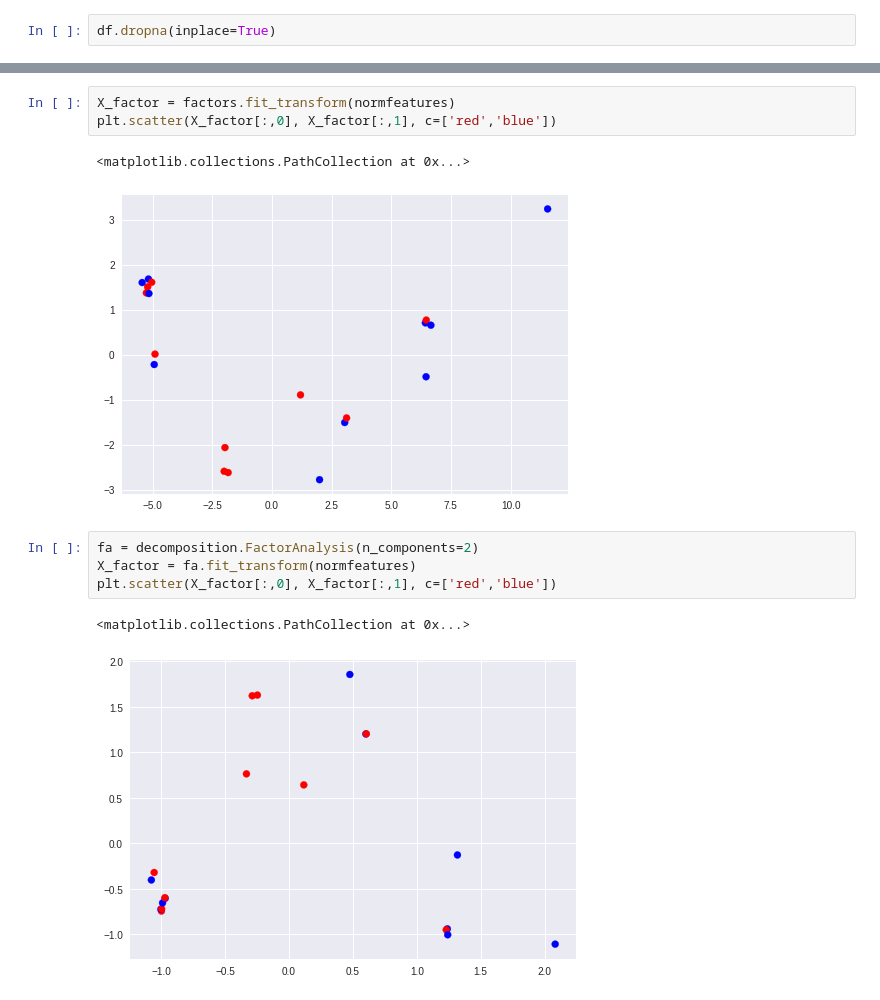
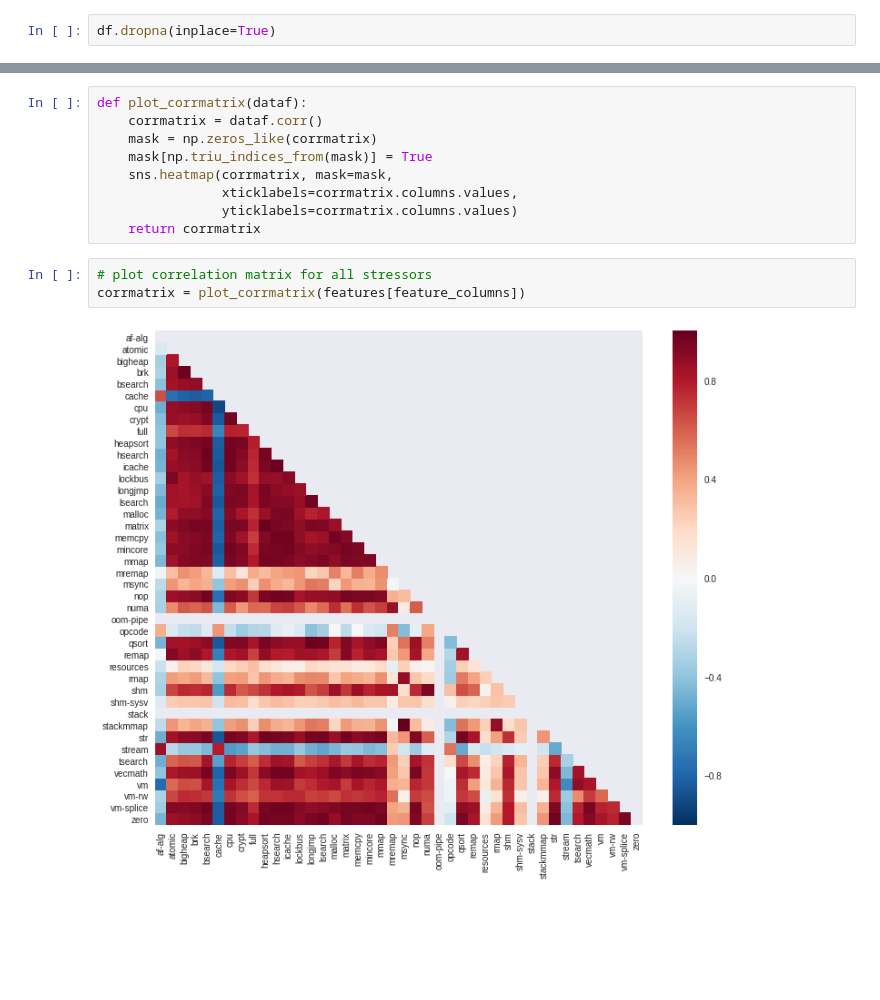
Before and after one commit to ivotron/quiho-popper, a Jupyter notebook: experiments/single-node/results/visualize.ipynb, the cells around one changed output, grey strips where cells are left out. Saved outputs shown, nothing was run; the diff lists cells and outputs as text; blank space fills up the shorter version.

```diff
--- a/experiments/single-node/results/visualize.ipynb
+++ b/experiments/single-node/results/visualize.ipynb
@@ -224,13 +154,14 @@ screeplot(factors, normfeatures)
-# %%
-X_factor = factors.fit_transform(normfeatures)
-plt.scatter(X_factor[:,0], X_factor[:,1], c=['red','blue'])
-# %% [output]
-<matplotlib.collections.PathCollection at 0x...>
-[figure, removed]
-# %%
-fa = decomposition.FactorAnalysis(n_components=2)
-X_factor = fa.fit_transform(normfeatures)
-plt.scatter(X_factor[:,0], X_factor[:,1], c=['red','blue'])
-# %% [output]
-<matplotlib.collections.PathCollection at 0x...>
-[figure, removed]
+# %%
+def plot_corrmatrix(dataf):
+    corrmatrix = dataf.corr()
+    mask = np.zeros_like(corrmatrix)
+    mask[np.triu_indices_from(mask)] = True
+    sns.heatmap(corrmatrix, mask=mask,
+                xticklabels=corrmatrix.columns.values,
+                yticklabels=corrmatrix.columns.values)
+    return corrmatrix
+# %%
+# plot correlation matrix for all stressors
+corrmatrix = plot_corrmatrix(features[feature_columns])
+# %% [output]
+[figure, added]
```
Also changed, not shown: parts of 46 cells of this notebook, 7 other files.
